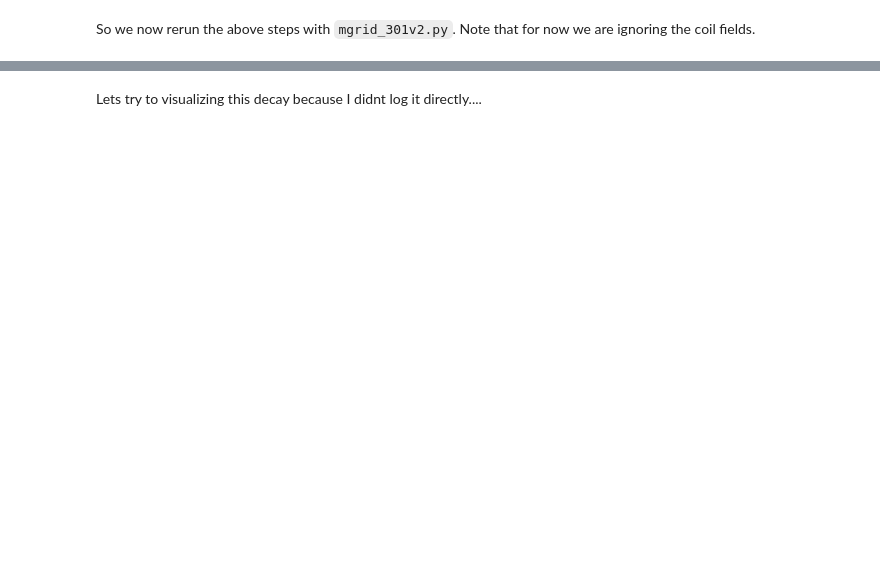
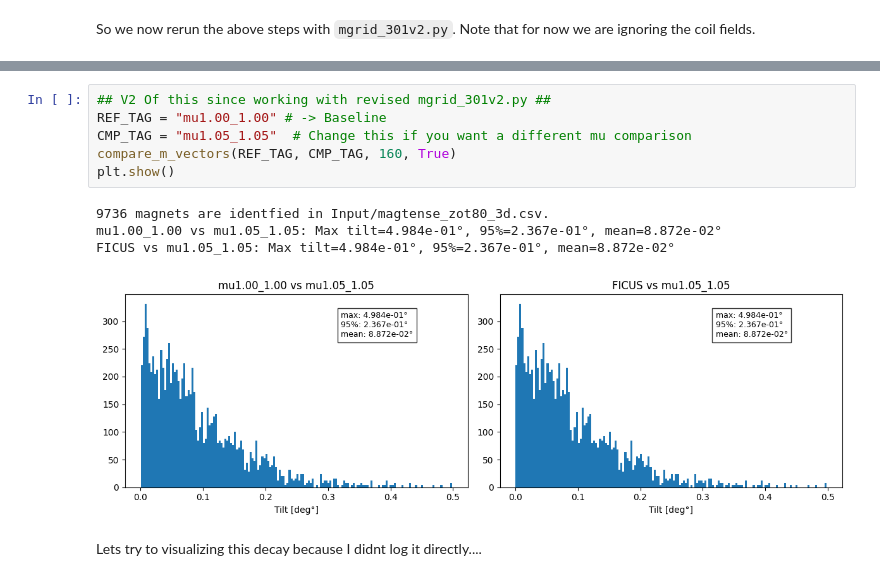
Before and after one commit to armulrich/MUSE, a Jupyter notebook: Attempt_to_Replicate_finite_mu_MUSE.ipynb, the cells around one changed output, grey strips where cells are left out. Drawn from its saved outputs; the diff is of its cells as text; blank space fills up the shorter version.

```diff
--- a/Attempt_to_Replicate_finite_mu_MUSE.ipynb
+++ b/Attempt_to_Replicate_finite_mu_MUSE.ipynb
@@ -428,3 +488,14 @@ Max tilt=1.574e-01°, 95%=6.164e-02°, mean=2.160e-02°
+# %%
+## V2 Of this since working with revised mgrid_301v2.py ##
+REF_TAG = "mu1.00_1.00" # -> Baseline
+CMP_TAG = "mu1.05_1.05"  # Change this if you want a different mu comparison
+compare_m_vectors(REF_TAG, CMP_TAG, 160, True)
+plt.show()
+# %% [output]
+9736 magnets are identfied in Input/magtense_zot80_3d.csv.
+mu1.00_1.00 vs mu1.05_1.05: Max tilt=4.984e-01°, 95%=2.367e-01°, mean=8.872e-02°
+FICUS vs mu1.05_1.05: Max tilt=4.984e-01°, 95%=2.367e-01°, mean=8.872e-02°
+[figure, added]
 # %% [markdown]
 Lets try to visualizing this decay because I didnt log it directly....
 # %%
```
Also changed, not shown: parts of 79 cells of this notebook, 1 other file.
